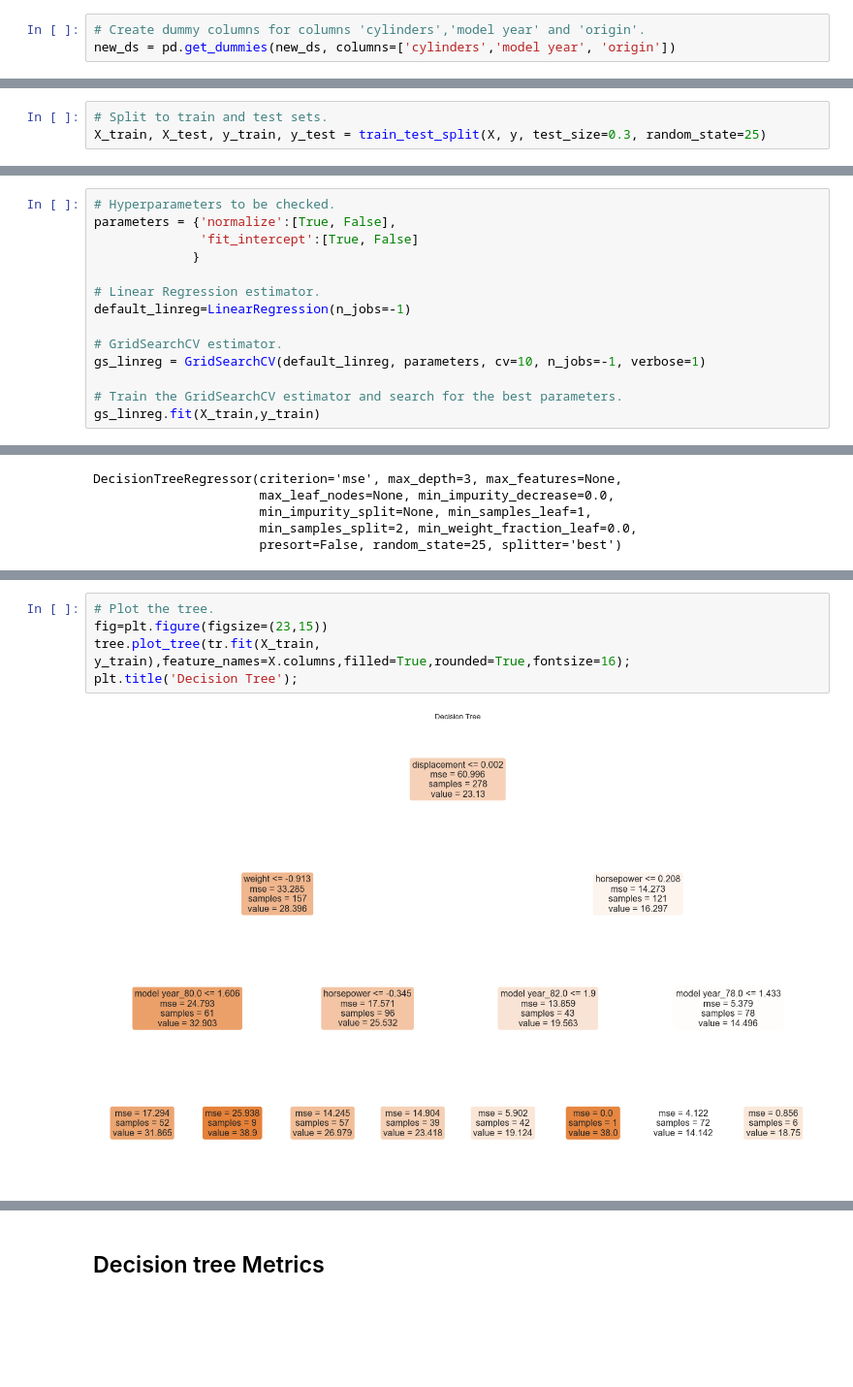
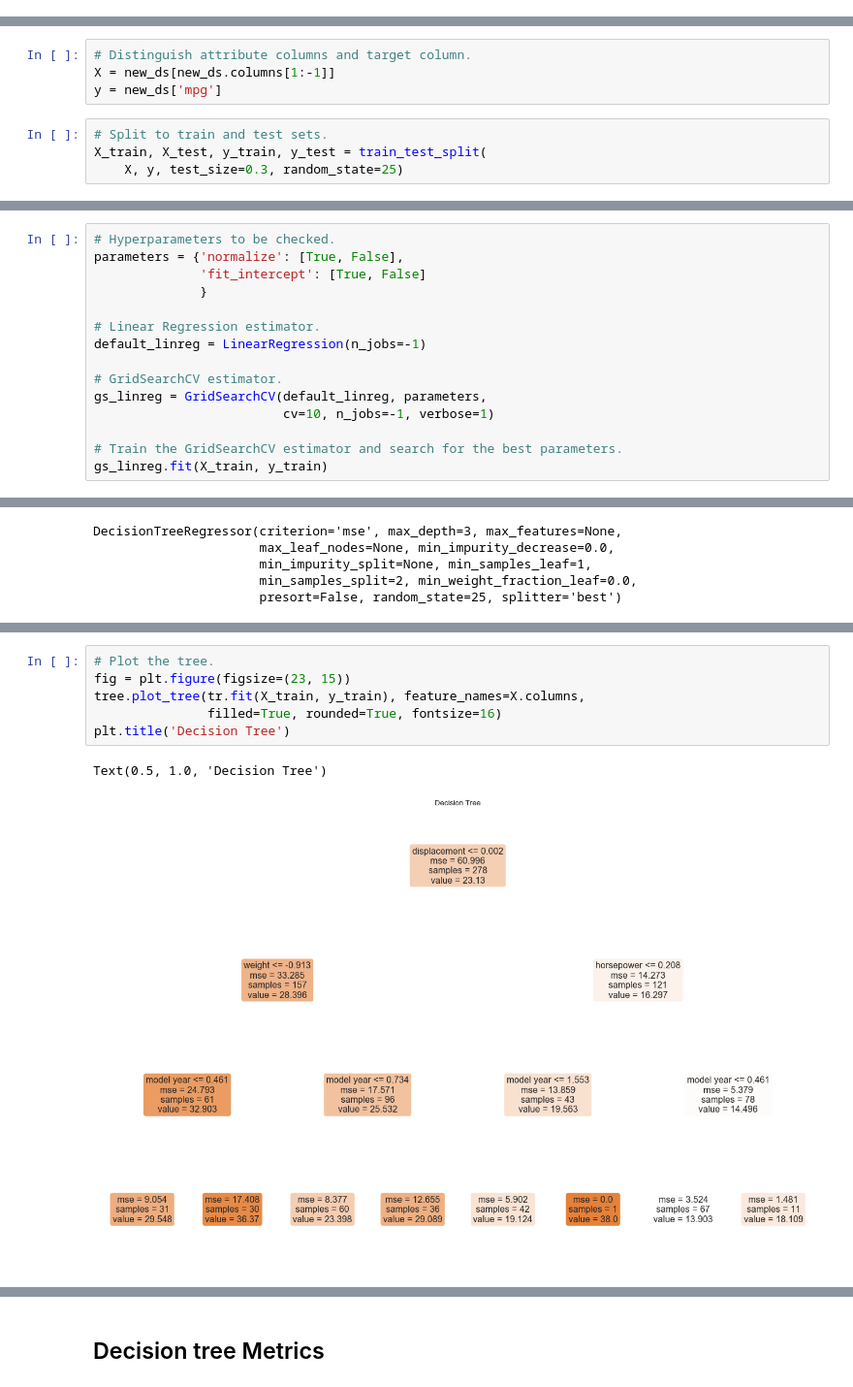
Before and after one commit to mariosfish/machine_learning_classification, a Jupyter notebook: Auto MPG/Auto MPG (LR, DT, NN) - Model 1.ipynb, the cells around one changed output, grey strips where cells are left out. Shown at 97% size. Saved outputs shown, nothing was run; the diff lists cells and outputs as text; blank space fills up the shorter version.

```diff
--- a/Auto MPG/Auto MPG with dummies .ipynb
+++ b/Auto MPG/Auto MPG (LR, DT, NN) - Model 1.ipynb
@@ -245,3 +197,0 @@ In this part we prepare the data for our models. This means that we choose the c
-# %%
-# Create dummy columns for columns 'cylinders','model year' and 'origin'.
-new_ds = pd.get_dummies(new_ds, columns=['cylinders','model year', 'origin'])
@@ -257,6 +198,11 @@ y=new_ds[target]
+# %%
+# Distinguish attribute columns and target column.
+X = new_ds[new_ds.columns[1:-1]]
+y = new_ds['mpg']
 # %%
 # Split to train and test sets.
-X_train, X_test, y_train, y_test = train_test_split(X, y, test_size=0.3, random_state=25)
+X_train, X_test, y_train, y_test = train_test_split(
+    X, y, test_size=0.3, random_state=25)
 # %%
 # Standardization
 scaler = StandardScaler()
@@ -319,18 +257,19 @@ fig.show()
 ## Grid search for Linear Regression
 # %%
 # Hyperparameters to be checked.
-parameters = {'normalize':[True, False],
-              'fit_intercept':[True, False]
-             }
+parameters = {'normalize': [True, False],
+              'fit_intercept': [True, False]
+              }
 
 # Linear Regression estimator.
-default_linreg=LinearRegression(n_jobs=-1)
+default_linreg = LinearRegression(n_jobs=-1)
 
 # GridSearchCV estimator.
-gs_linreg = GridSearchCV(default_linreg, parameters, cv=10, n_jobs=-1, verbose=1)
+gs_linreg = GridSearchCV(default_linreg, parameters,
+                         cv=10, n_jobs=-1, verbose=1)
 
 # Train the GridSearchCV estimator and search for the best parameters.
-gs_linreg.fit(X_train,y_train)
+gs_linreg.fit(X_train, y_train)
 # %% [output]
 Fitting 10 folds for each of 4 candidates, totalling 40 fits
 [Parallel(n_jobs=-1)]: Using backend LokyBackend with 4 concurrent workers.
@@ -396,10 +328,12 @@ AttributeError: 'numpy.ndarray' object has no attribute 'columns'
 # %%
 # Plot the tree.
-fig=plt.figure(figsize=(23,15))
-tree.plot_tree(tr.fit(X_train, y_train),feature_names=X.columns,filled=True,rounded=True,fontsize=16);
-plt.title('Decision Tree');
+fig = plt.figure(figsize=(23, 15))
+tree.plot_tree(tr.fit(X_train, y_train), feature_names=X.columns,
+               filled=True, rounded=True, fontsize=16)
+plt.title('Decision Tree')
 # %% [output]
+Text(0.5, 1.0, 'Decision Tree')
-[figure, old version]
+[figure, new version]
 # %%
 # Print the tree in a simplified version.
 r = export_text(tr, feature_names=X.columns.tolist())
```
Also changed, not shown: parts of 39 cells of this notebook, 4 other files.
